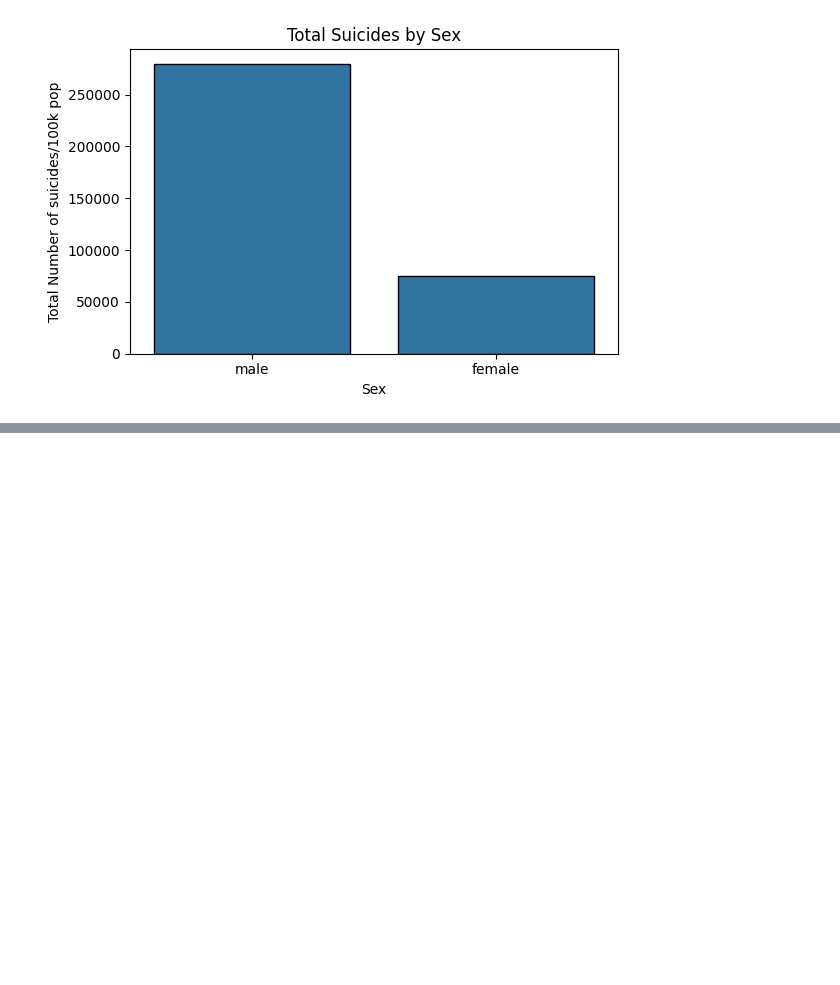
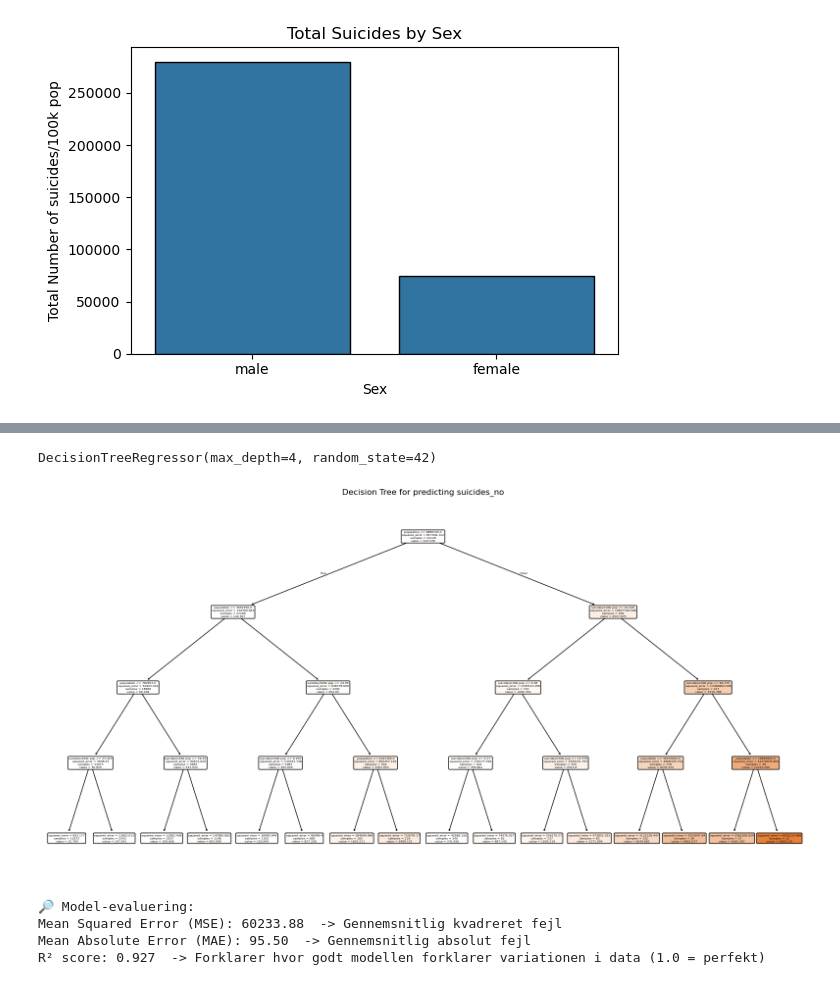
Before and after one commit to LukasRonberg/BIExam, a Jupyter notebook: suicide.ipynb, the cells around one changed output, grey strips where cells are left out. Saved outputs shown, nothing was run; the diff lists cells and outputs as text; code cells hidden in the pictures; blank space fills up the shorter version.

Commit message:
Decision Tree Analyse af Selvmordsdata

```diff
--- a/suicide.ipynb
+++ b/suicide.ipynb
@@ -331,0 +337,38 @@ print("hej")
+# %%
+X = df_model.drop(columns=["suicides_no"])
+y = df_model["suicides_no"]
+X_train, X_test, y_train, y_test = train_test_split(X, y, test_size=0.2, random_state=42)
+
+tree_model = DecisionTreeRegressor(max_depth=4, random_state=42)
+tree_model.fit(X_train, y_train)
+# %% [output]
+DecisionTreeRegressor(max_depth=4, random_state=42)
+# %%
+# Visualiser beslutningstræet
+plt.figure(figsize=(20, 10))
+plot_tree(tree_model, feature_names=X.columns, filled=True, rounded=True)
+plt.title("Decision Tree for predicting suicides_no")
+plt.show()
+# %% [output]
+[figure, added]
+# %%
+# Evalueringsmetrikker: MSE, MAE og R²
+from sklearn.metrics import mean_squared_error, mean_absolute_error, r2_score
+
+# Brug modellen til at forudsige på testdatasættet
+y_pred = tree_model.predict(X_test)
+
+# Udregn fejl
+mse = mean_squared_error(y_test, y_pred)
+mae = mean_absolute_error(y_test, y_pred)
+r2 = r2_score(y_test, y_pred)
+
+print("🔎 Model-evaluering:")
+print(f"Mean Squared Error (MSE): {mse:.2f}  -> Gennemsnitlig kvadreret fejl")
+print(f"Mean Absolute Error (MAE): {mae:.2f}  -> Gennemsnitlig absolut fejl")
+print(f"R² score: {r2:.3f}  -> Forklarer hvor godt modellen forklarer variationen i data (1.0 = perfekt)")
+# %% [output]
+🔎 Model-evaluering:
+Mean Squared Error (MSE): 60233.88  -> Gennemsnitlig kvadreret fejl
+Mean Absolute Error (MAE): 95.50  -> Gennemsnitlig absolut fejl
+R² score: 0.927  -> Forklarer hvor godt modellen forklarer variationen i data (1.0 = perfekt)
```
Also changed, not shown: parts of 10 cells of this notebook.
